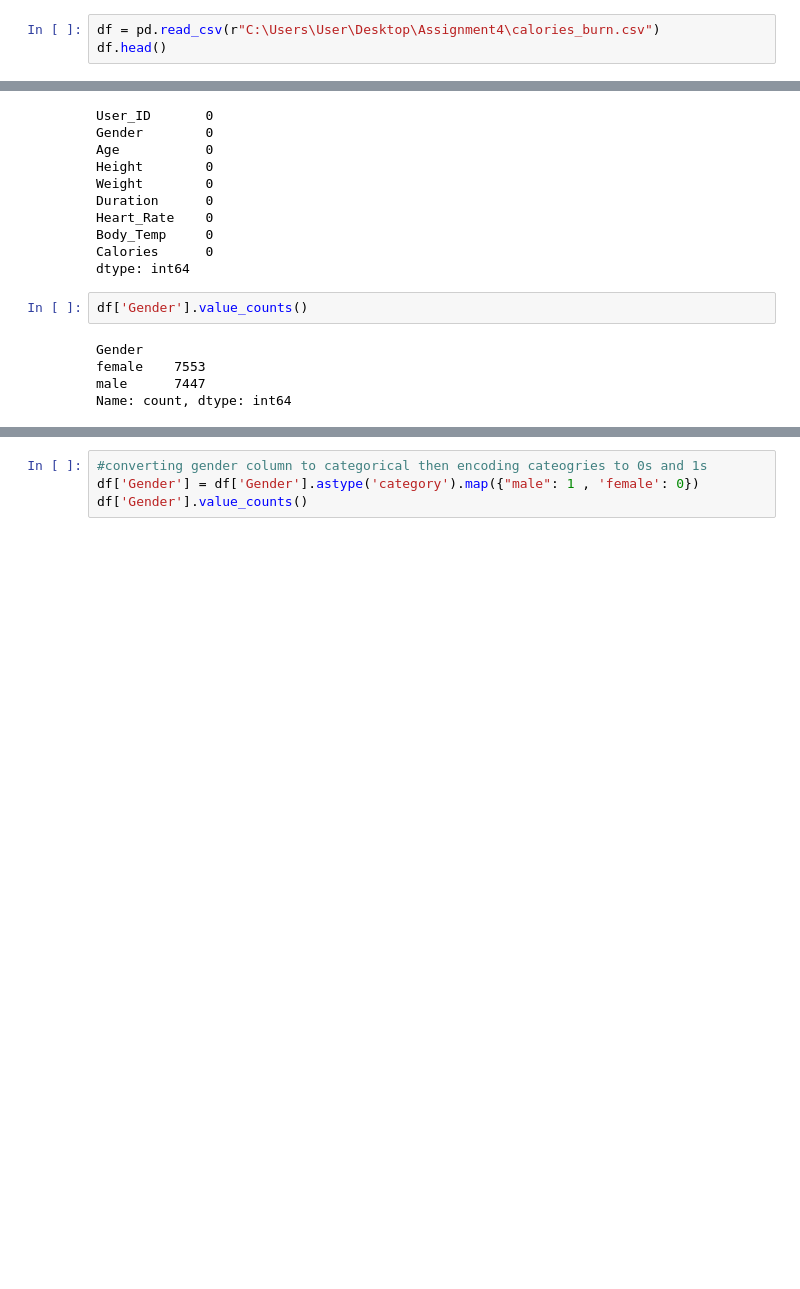
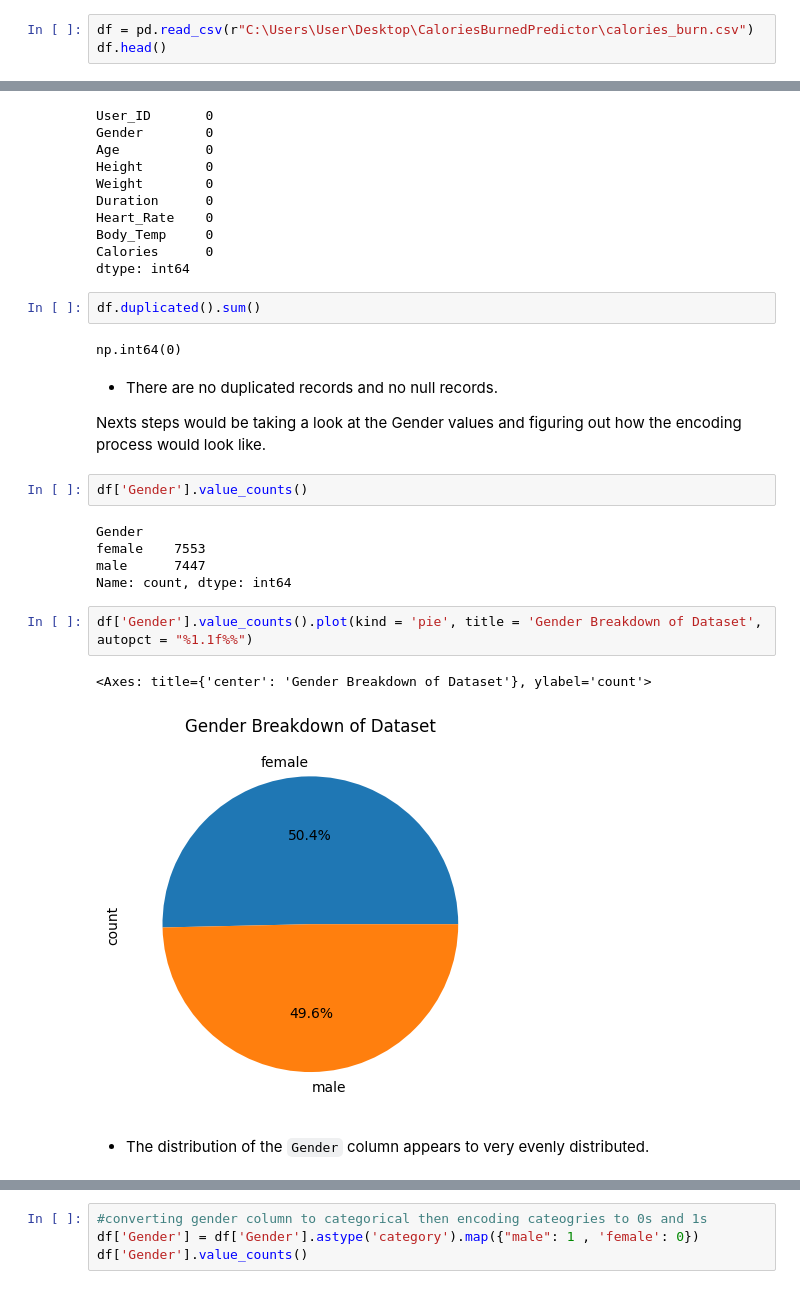
Before and after one commit to LaithNidal/CaloriesBurnedPredictor, a Jupyter notebook: Assingment4-SupervisedML-Regression.ipynb, the cells around one changed output, grey strips where cells are left out. Cells and saved outputs as stored; diff of their text form; blank space fills up the shorter version.

```diff
--- a/Assingment4-SupervisedML-Regression.ipynb
+++ b/Assingment4-SupervisedML-Regression.ipynb
@@ -17,6 +22,6 @@ from sklearn.metrics import accuracy_score,mean_squared_error, r2_score
 from sklearn.model_selection import cross_val_score, KFold
 # %%
-df = pd.read_csv(r"C:\Users\User\Desktop\Assignment4\calories_burn.csv")
+df = pd.read_csv(r"C:\Users\User\Desktop\CaloriesBurnedPredictor\calories_burn.csv")
 df.head()
 # %% [output]
 |  | User_ID | Gender | Age | Height | Weight | Duration | Heart_Rate | Body_Temp | Calories |
@@ -78,6 +84,15 @@ Heart_Rate    0
 Body_Temp     0
 Calories      0
 dtype: int64
+# %%
+df.duplicated().sum()
+# %% [output]
+np.int64(0)
+# %% [markdown]
+* There are no duplicated records and no null records.
+
+
+Nexts steps would be taking a look at the Gender values and figuring out how the encoding process would look like.
 # %%
 df['Gender'].value_counts()
 # %% [output]
@@ -85,3 +100,10 @@ Gender
 female    7553
 male      7447
 Name: count, dtype: int64
+# %%
+df['Gender'].value_counts().plot(kind = 'pie', title = 'Gender Breakdown of Dataset', autopct = "%1.1f%%")
+# %% [output]
+<Axes: title={'center': 'Gender Breakdown of Dataset'}, ylabel='count'>
+[figure, added]
+# %% [markdown]
+* The distribution of the `Gender` column appears to very evenly distributed.
```
Also changed, not shown: parts of 19 cells of this notebook, 1 other file.
